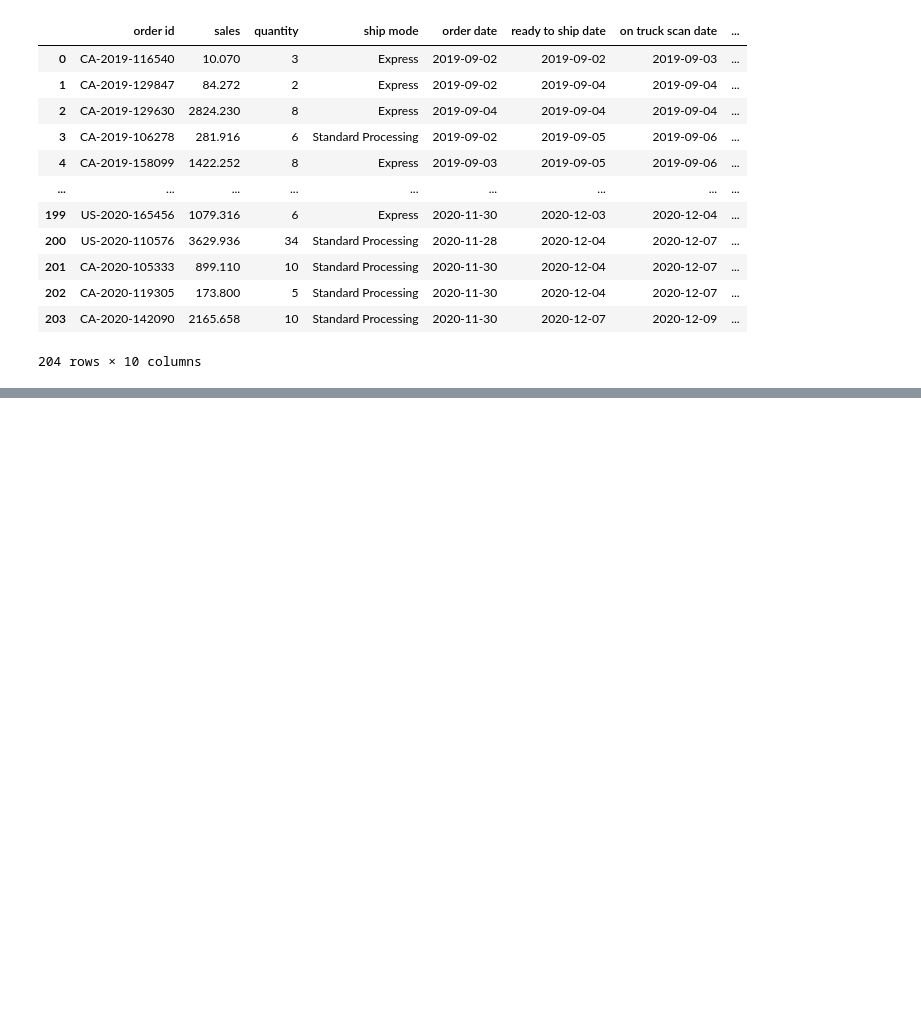
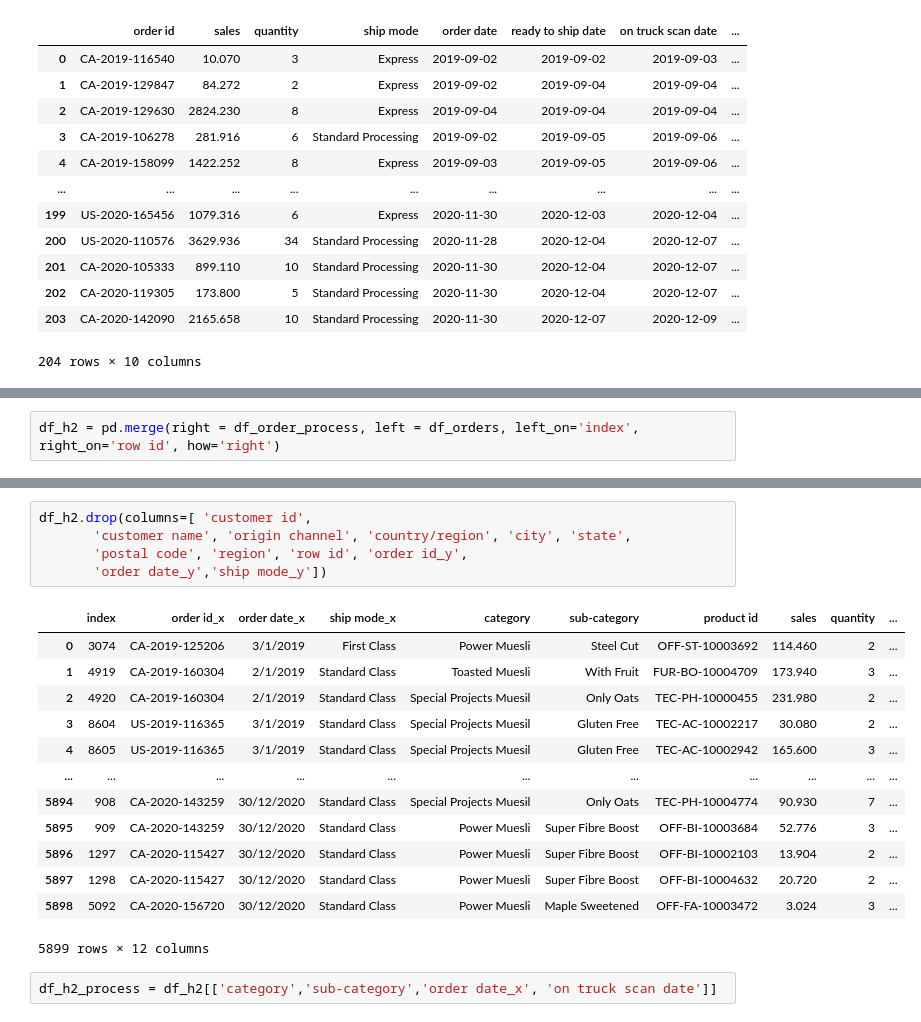
Before and after one commit to trinakohestani/da-eda-muesli, a Jupyter notebook: Steve/02_notebook_steve.ipynb, the cells around one changed output, grey strips where cells are left out. Drawn from its saved outputs; the diff is of its cells as text; blank space fills up the shorter version.

```diff
--- a/Steve/02_notebook_steve.ipynb
+++ b/Steve/02_notebook_steve.ipynb
@@ -541,0 +848,2 @@ merged_intern
+# %%
+df_h2 = pd.merge(right = df_order_process, left = df_orders, left_on='index', right_on='row id', how='right')
@@ -541,0 +859,21 @@ merged_intern
+# %%
+df_h2.drop(columns=[ 'customer id',
+       'customer name', 'origin channel', 'country/region', 'city', 'state',
+       'postal code', 'region', 'row id', 'order id_y',
+       'order date_y','ship mode_y'])
+# %% [output]
+|  | index | order id_x | order date_x | ship mode_x | category | sub-category | product id | sales | quantity | ... |
+| 0 | 3074 | CA-2019-125206 | 3/1/2019 | First Class | Power Muesli | Steel Cut | OFF-ST-10003692 | 114.460 | 2 | ... |
+| 1 | 4919 | CA-2019-160304 | 2/1/2019 | Standard Class | Toasted Muesli | With Fruit | FUR-BO-10004709 | 173.940 | 3 | ... |
+| 2 | 4920 | CA-2019-160304 | 2/1/2019 | Standard Class | Special Projects Muesil | Only Oats | TEC-PH-10000455 | 231.980 | 2 | ... |
+| 3 | 8604 | US-2019-116365 | 3/1/2019 | Standard Class | Special Projects Muesil | Gluten Free | TEC-AC-10002217 | 30.080 | 2 | ... |
+| 4 | 8605 | US-2019-116365 | 3/1/2019 | Standard Class | Special Projects Muesil | Gluten Free | TEC-AC-10002942 | 165.600 | 3 | ... |
+| ... | ... | ... | ... | ... | ... | ... | ... | ... | ... | ... |
+| 5894 | 908 | CA-2020-143259 | 30/12/2020 | Standard Class | Special Projects Muesil | Only Oats | TEC-PH-10004774 | 90.930 | 7 | ... |
+| 5895 | 909 | CA-2020-143259 | 30/12/2020 | Standard Class | Power Muesli | Super Fibre Boost | OFF-BI-10003684 | 52.776 | 3 | ... |
+| 5896 | 1297 | CA-2020-115427 | 30/12/2020 | Standard Class | Power Muesli | Super Fibre Boost | OFF-BI-10002103 | 13.904 | 2 | ... |
+| 5897 | 1298 | CA-2020-115427 | 30/12/2020 | Standard Class | Power Muesli | Super Fibre Boost | OFF-BI-10004632 | 20.720 | 2 | ... |
+| 5898 | 5092 | CA-2020-156720 | 30/12/2020 | Standard Class | Power Muesli | Maple Sweetened | OFF-FA-10003472 | 3.024 | 3 | ... |
+5899 rows × 12 columns
+# %%
+df_h2_process = df_h2[['category','sub-category','order date_x', 'on truck scan date']]
```
Also changed, not shown: parts of 77 cells of this notebook, 1 other file.
